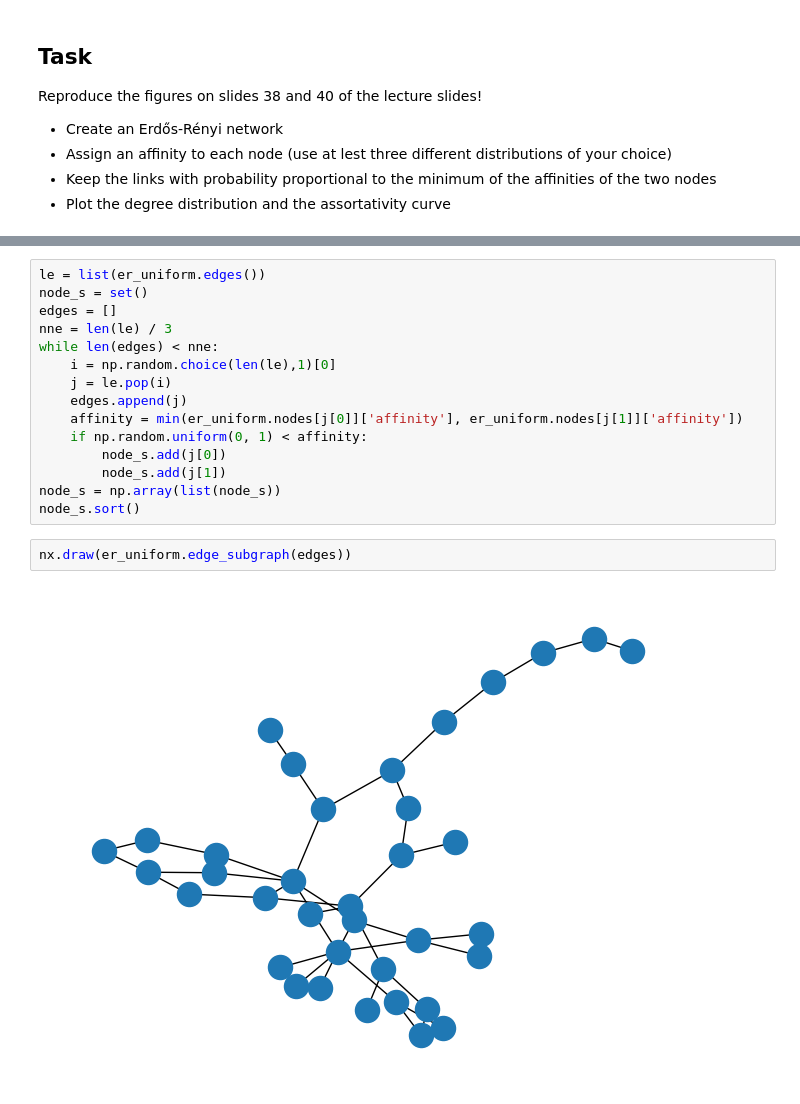
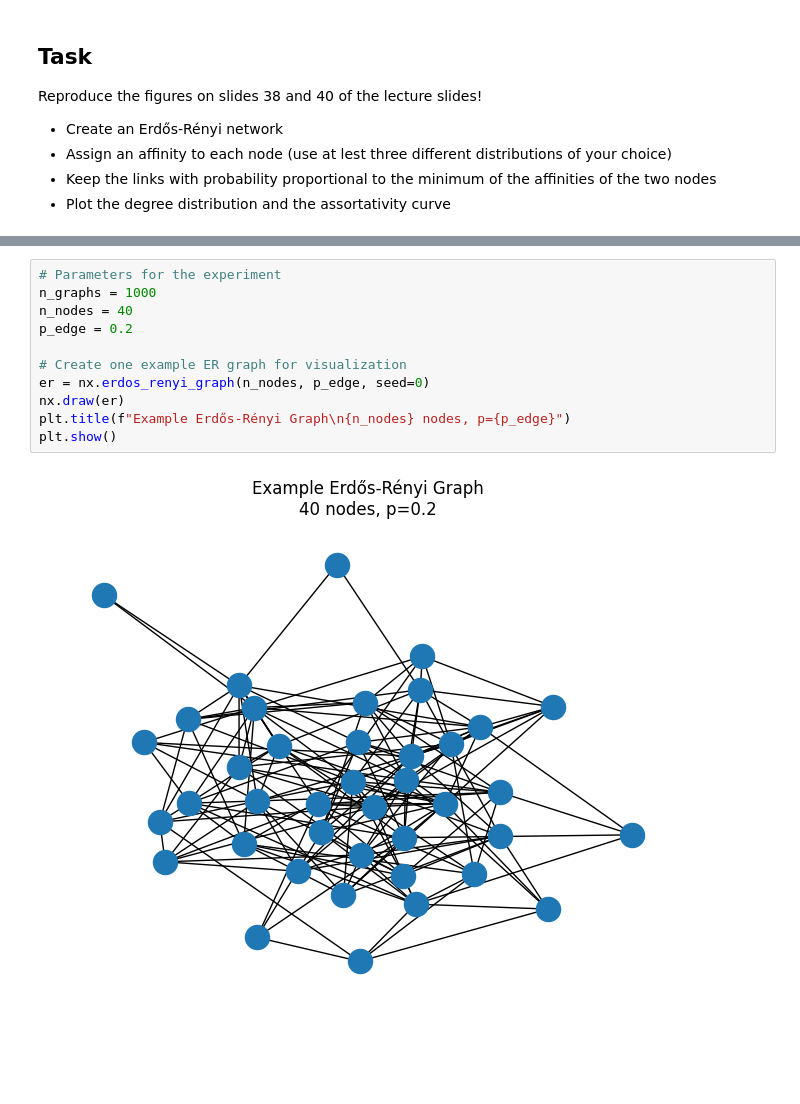
Before and after one commit to c-rothschild/networks, a Jupyter notebook: sampling-class.ipynb, the cells around one changed output, grey strips where cells are left out. Cells and saved outputs as stored; diff of their text form; blank space fills up the shorter version.

```diff
--- a/sampling-class.ipynb
+++ b/sampling-class.ipynb
@@ -263,19 +236,13 @@ print(er_uniform.nodes[0])
-# %%
-le = list(er_uniform.edges())
-node_s = set()
-edges = []
-nne = len(le) / 3
-while len(edges) < nne:
-    i = np.random.choice(len(le),1)[0]
-    j = le.pop(i)
-    edges.append(j)
-    affinity = min(er_uniform.nodes[j[0]]['affinity'], er_uniform.nodes[j[1]]['affinity'])
-    if np.random.uniform(0, 1) < affinity:
-        node_s.add(j[0])
-        node_s.add(j[1])
-node_s = np.array(list(node_s))
-node_s.sort()
-# %%
-nx.draw(er_uniform.edge_subgraph(edges))
-# %% [output]
-[figure, removed]
+# %%
+# Parameters for the experiment
+n_graphs = 1000
+n_nodes = 40
+p_edge = 0.2
+
+# Create one example ER graph for visualization
+er = nx.erdos_renyi_graph(n_nodes, p_edge, seed=0)
+nx.draw(er)
+plt.title(f"Example Erdős-Rényi Graph\n{n_nodes} nodes, p={p_edge}")
+plt.show()
+# %% [output]
+[figure, added]
```
Also changed, not shown: parts of 24 cells of this notebook.
